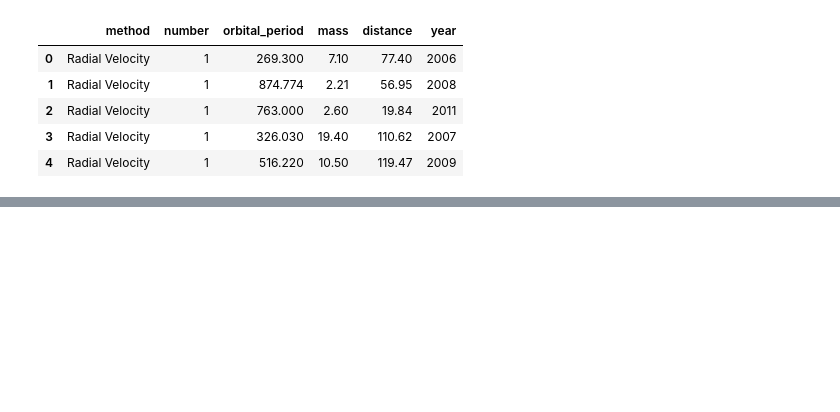
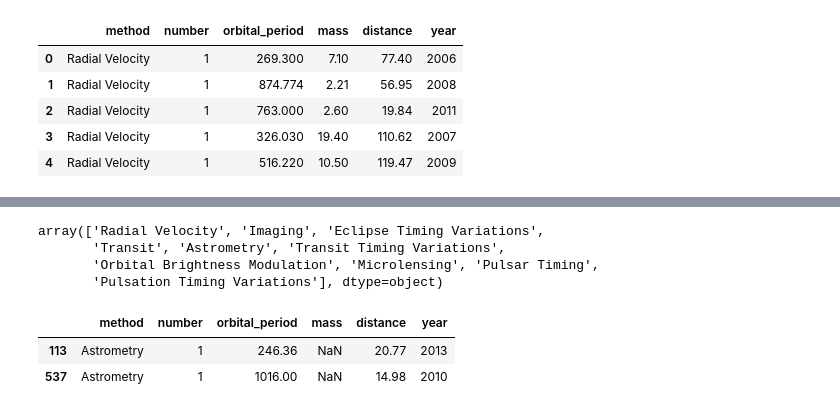
Before and after one commit to Mikeecee1/ProjectPractice-, a Jupyter notebook: jupyter_notebooks/practice.ipynb, the cells around one changed output, grey strips where cells are left out. Cells and saved outputs as stored; diff of their text form; code cells hidden in the pictures; blank space fills up the shorter version.

```diff
--- a/jupyter_notebooks/practice.ipynb
+++ b/jupyter_notebooks/practice.ipynb
@@ -31,0 +74,15 @@ planet_data.info()
+# %%
+planetm = planet_data['method'].unique()
+planetm
+# %% [output]
+array(['Radial Velocity', 'Imaging', 'Eclipse Timing Variations',
+       'Transit', 'Astrometry', 'Transit Timing Variations',
+       'Orbital Brightness Modulation', 'Microlensing', 'Pulsar Timing',
+       'Pulsation Timing Variations'], dtype=object)
+# %%
+planet_ast = planet_data.query("method == 'Astrometry'")
+planet_ast
+# %% [output]
+|  | method | number | orbital_period | mass | distance | year |
+| 113 | Astrometry | 1 | 246.36 | NaN | 20.77 | 2013 |
+| 537 | Astrometry | 1 | 1016.00 | NaN | 14.98 | 2010 |
```
Also changed, not shown: parts of 7 cells of this notebook.
